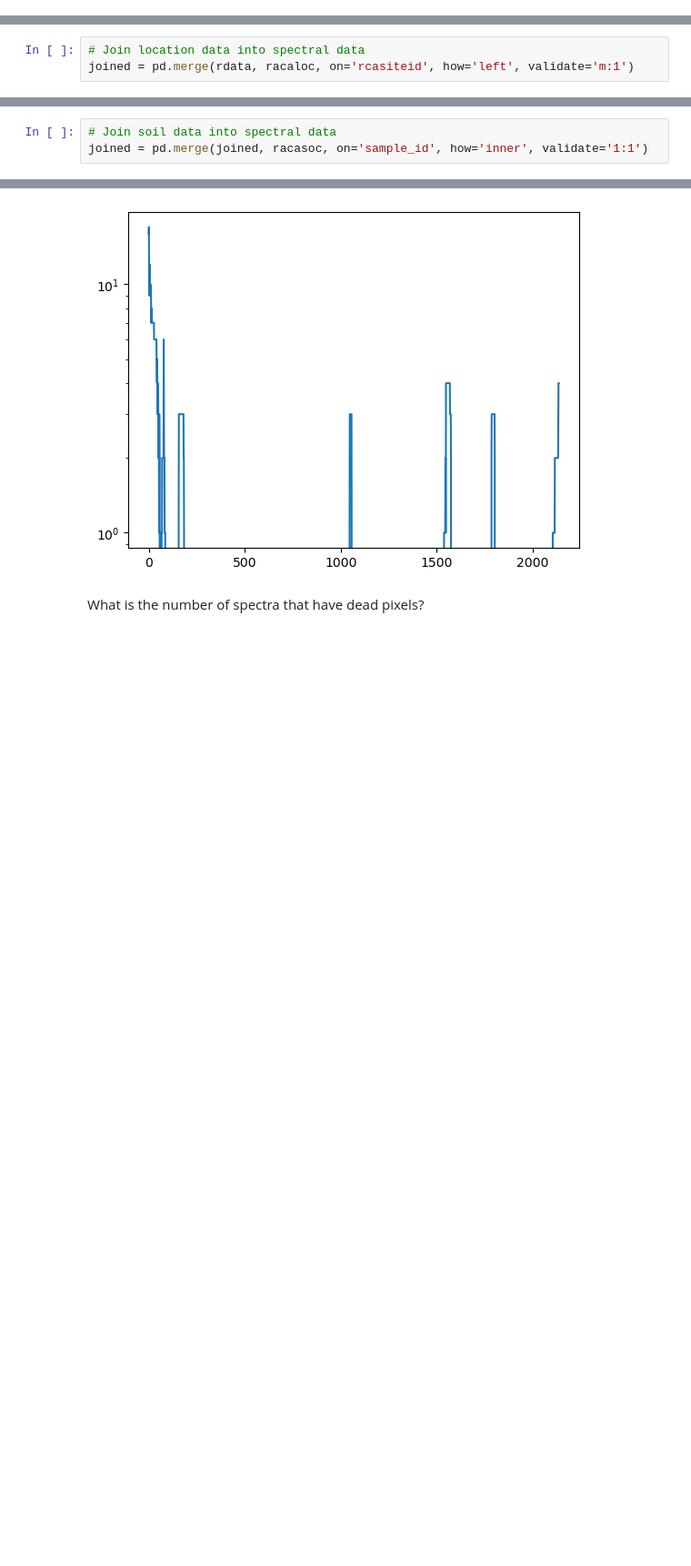
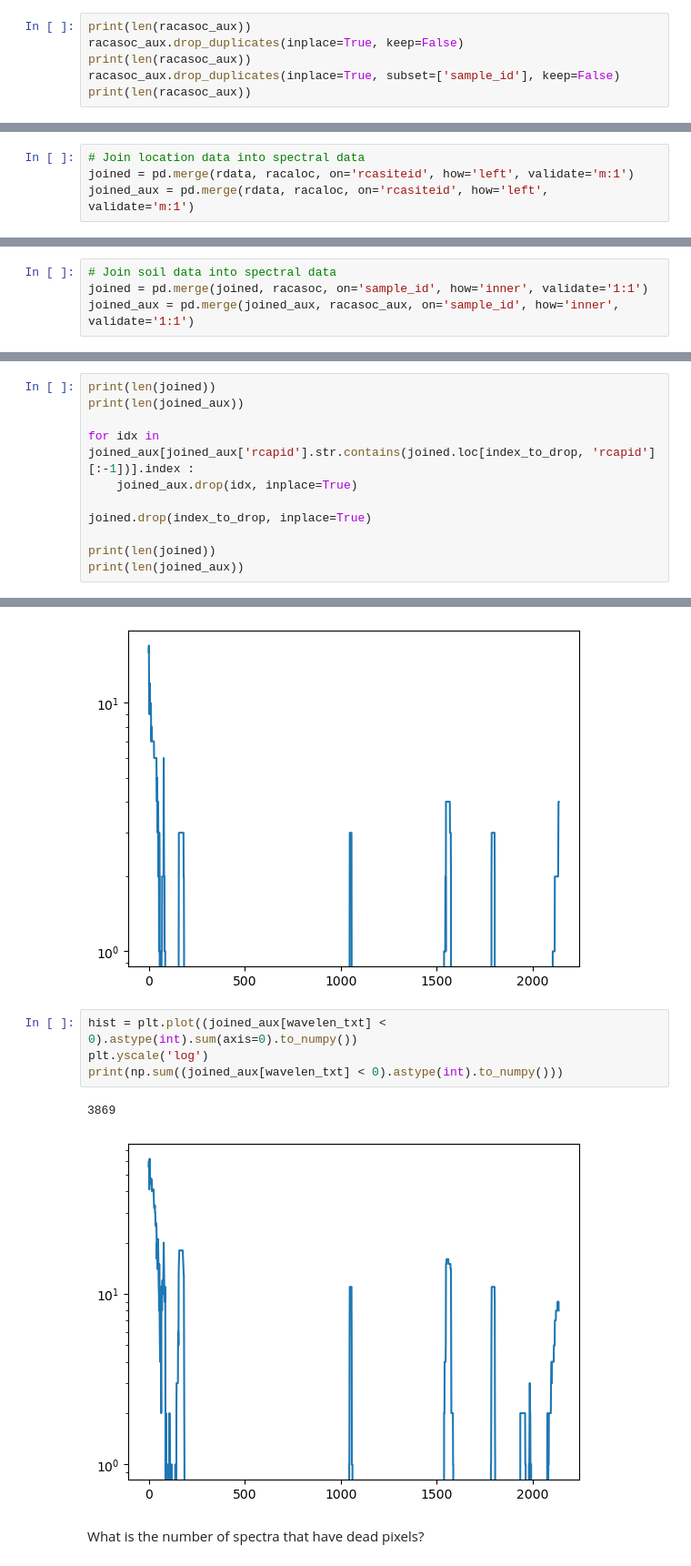
Before and after one commit to sujaynr/RaCA-Analysis, a Jupyter notebook: data_utils/merge-RData-and-csv.ipynb, the cells around one changed output, grey strips where cells are left out. Shown at 91% size. Cells and saved outputs as stored; diff of their text form; blank space fills up the shorter version.

```diff
--- a/data_utils/merge-RData-and-csv.ipynb
+++ b/data_utils/merge-RData-and-csv.ipynb
@@ -149,3 +158,9 @@ print(len(racasoc))
 31347
 31345
 31116
+# %%
+print(len(racasoc_aux))
+racasoc_aux.drop_duplicates(inplace=True, keep=False)
+print(len(racasoc_aux))
+racasoc_aux.drop_duplicates(inplace=True, subset=['sample_id'], keep=False)
+print(len(racasoc_aux))
@@ -154,3 +173,4 @@ print(len(racasoc))
 # %%
 # Join location data into spectral data
 joined = pd.merge(rdata, racaloc, on='rcasiteid', how='left', validate='m:1')
+joined_aux = pd.merge(rdata, racaloc, on='rcasiteid', how='left', validate='m:1')
@@ -157,3 +183,4 @@ joined = pd.merge(rdata, racaloc, on='rcasiteid', how='left', validate='m:1')
 # %%
 # Join soil data into spectral data
 joined = pd.merge(joined, racasoc, on='sample_id', how='inner', validate='1:1')
+joined_aux = pd.merge(joined_aux, racasoc_aux, on='sample_id', how='inner', validate='1:1')
@@ -181,0 +220,11 @@ joined.drop(index_to_drop, inplace=True)
+# %%
+print(len(joined))
+print(len(joined_aux))
+
+for idx in joined_aux[joined_aux['rcapid'].str.contains(joined.loc[index_to_drop, 'rcapid'][:-1])].index :
+    joined_aux.drop(idx, inplace=True)
+
+joined.drop(index_to_drop, inplace=True)
+
+print(len(joined))
+print(len(joined_aux))
@@ -303,6 +357,13 @@ print(np.sum((joined[wavelen_txt] < 0).astype(int).to_numpy()))
 # %% [output]
 759
 [figure]
+# %%
+hist = plt.plot((joined_aux[wavelen_txt] < 0).astype(int).sum(axis=0).to_numpy())
+plt.yscale('log')
+print(np.sum((joined_aux[wavelen_txt] < 0).astype(int).to_numpy()))
+# %% [output]
+3869
+[figure, added]
 # %% [markdown]
 What is the number of spectra that have dead pixels?
 # %%
```
Also changed, not shown: parts of 24 cells of this notebook, 5 other files.
